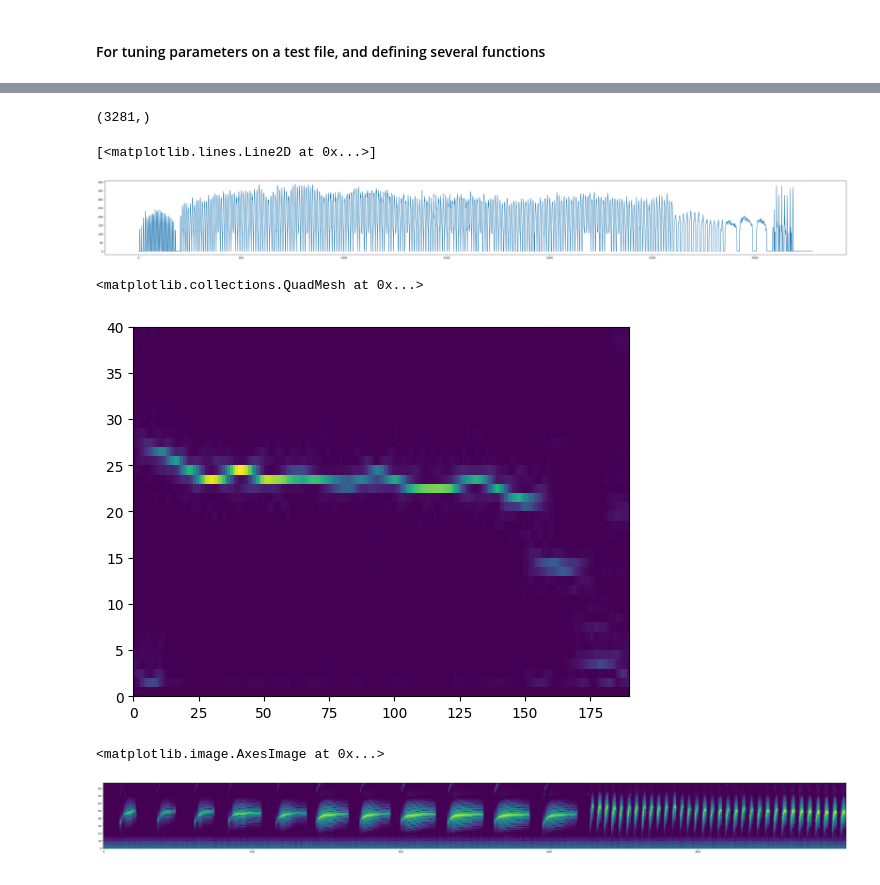
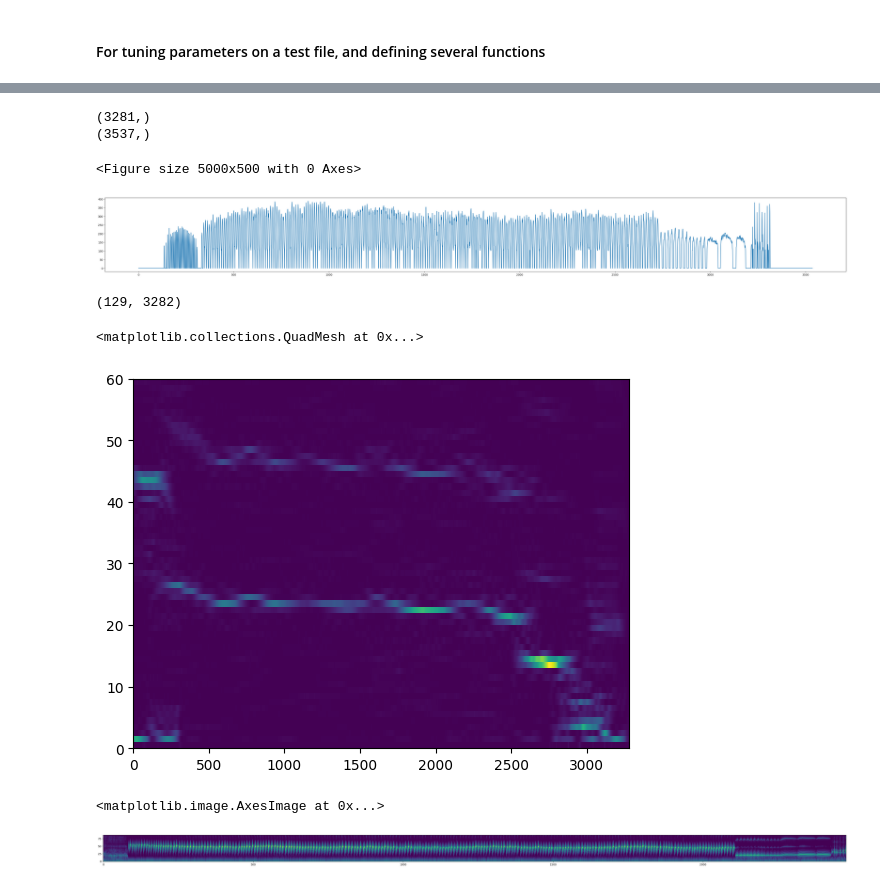
Before and after one commit to georgevenven/canary_rhythmicity, a Jupyter notebook: song_extractor.ipynb, the cells around one changed output, grey strips where cells are left out. Saved outputs shown, nothing was run; the diff lists cells and outputs as text; code cells hidden in the pictures.

```diff
--- a/song_extractor.ipynb
+++ b/song_extractor.ipynb
@@ -8,7 +8,7 @@ import io
 from PIL import Image
 import librosa
 
-test_file = '/home/george-vengrovski/Documents/canary_attention/canary_data/llb3_0002_2018_04_23_14_18_03.wav'
+test_file = '/home/george-vengrovski/Documents/canary_attention/llb3_0002_2018_04_23_14_18_03.wav'
 # %% [markdown]
 #### For tuning parameters on a test file, and defining several functions
 # %%
@@ -60,37 +63,54 @@ print(ms_per_x_pixels)
 # %%
 # reverse the axis of the np array dim1 becomes dim 0 and vice versa
 np_sonogram = np_sonogram.T
 
 vertical_sum = np.sum(np_sonogram, axis=1)
 
 print(vertical_sum.shape)
 
 # for every vertical sum if below 100, set to 0
 for i in range(len(vertical_sum)):
     if vertical_sum[i] < 100:
         vertical_sum[i] = 0
 
 # x axis is the time axis
 # figure dims the same as below
 plt.figure(figsize=(50,5))
 plt.plot(vertical_sum)
+
+vertical_sum_padded = np.zeros((len(vertical_sum) + 256))
+vertical_sum_padded[0:128] = 0
+vertical_sum_padded[-128:] = 0
+
+vertical_sum_padded[128:-128] = vertical_sum
+
+plt.clf()
+plt.figure(figsize=(50,5))
+plt.plot(vertical_sum_padded)
+
+print(vertical_sum_padded.shape)
 # %% [output]
 (3281,)
+(3537,)
-[<matplotlib.lines.Line2D at 0x...>]
+<Figure size 5000x500 with 0 Axes>
-[figure, old version]
+[figure, new version]
 # %%
-f, t, Sxx = signal.spectrogram(vertical_sum, 1, nfft=256, noverlap=240, scaling="density")
+vertical_sum_padded = np.log(vertical_sum_padded + 1)
+
+
+f, t, Sxx = signal.spectrogram(vertical_sum_padded, 1, nfft=256, noverlap=255, scaling="density")
+
+
+print(np.shape(Sxx))
 
 # remove the super high periodicities that don't really exist
-Sxx = Sxx[:40]
+Sxx = Sxx[:60]
 
 plt.pcolormesh(Sxx)
-
-# limit vertical sum to first 1k values
-# vertical_sum = vertical_sum[:3000]
 # %% [output]
-<matplotlib.collections.QuadMesh at 0x...>
+(129, 3282)
+<matplotlib.collections.QuadMesh at 0x...>
-[figure, old version]
+[figure, new version]
 # %%
 from matplotlib.pyplot import axis
 
@@ -112,4 +132,4 @@ plt.figure(figsize=(50,5))
 plt.imshow(np_sonogram[indices].T, origin='lower')
 # %% [output]
 <matplotlib.image.AxesImage at 0x...>
-[figure, old version]
+[figure, new version]
```
Also changed, not shown: parts of 1 cell of this notebook.
